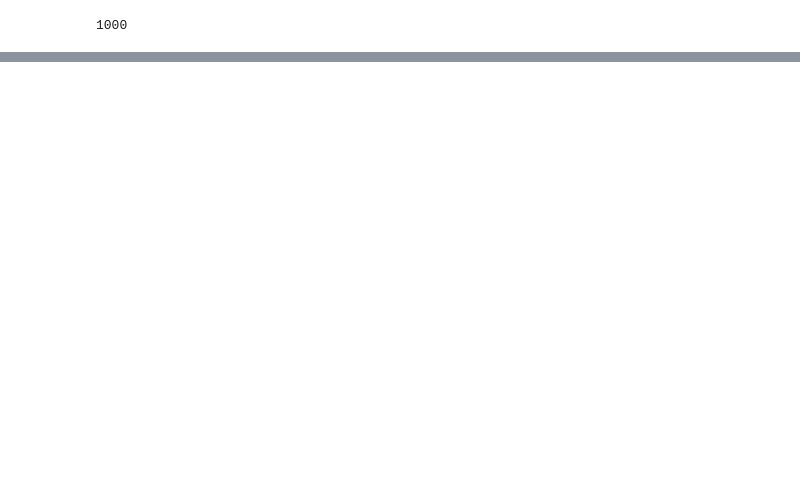
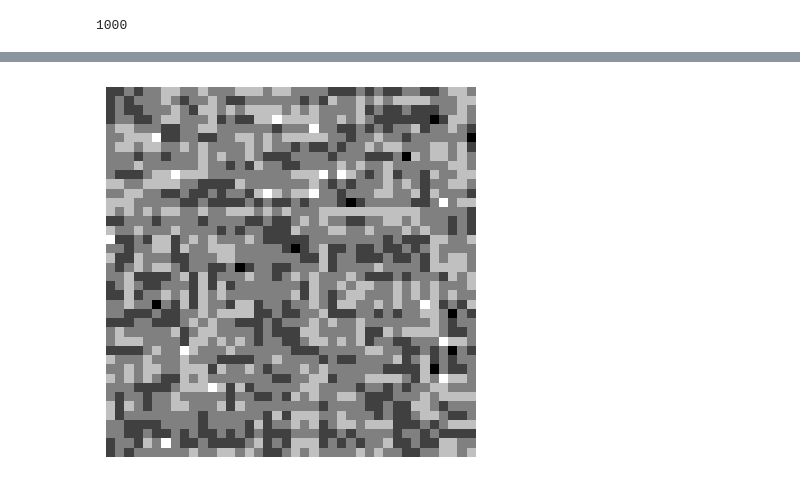
Before and after one commit to nbereux/rbm_projet, a Jupyter notebook: plot.ipynb, the cells around one changed output, grey strips where cells are left out. Cells and saved outputs as stored; diff of their text form; code cells hidden in the pictures; blank space fills up the shorter version.

```diff
--- a/plot.ipynb
+++ b/plot.ipynb
@@ -110,6 +110,11 @@ def plot_image(
 
         # Gridlines based on minor ticks
         ax.grid(which="minor", color="gray", linestyle="-", linewidth=2)
+# %%
+
+plot_image(sample=inputs_np.astype(int), shape=(4, 4), grid_size=(10, 10), show_grid=True)
+# %% [output]
+[figure, added]
 # %%
 plot_image(sample=sample_v, shape=(4, 4), grid_size=(10, 10), show_grid=True)
 # %% [output]
```
Also changed, not shown: parts of 6 cells of this notebook, 1 other file.
